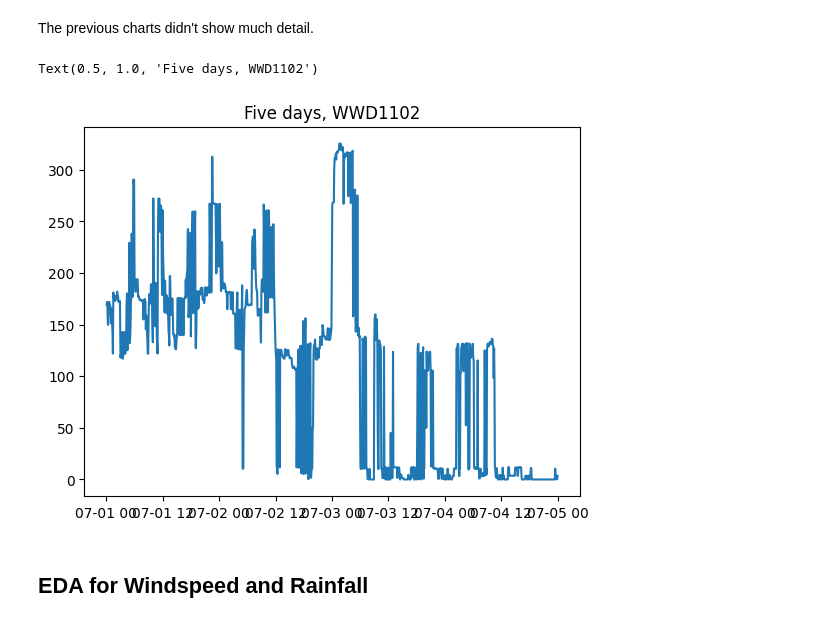
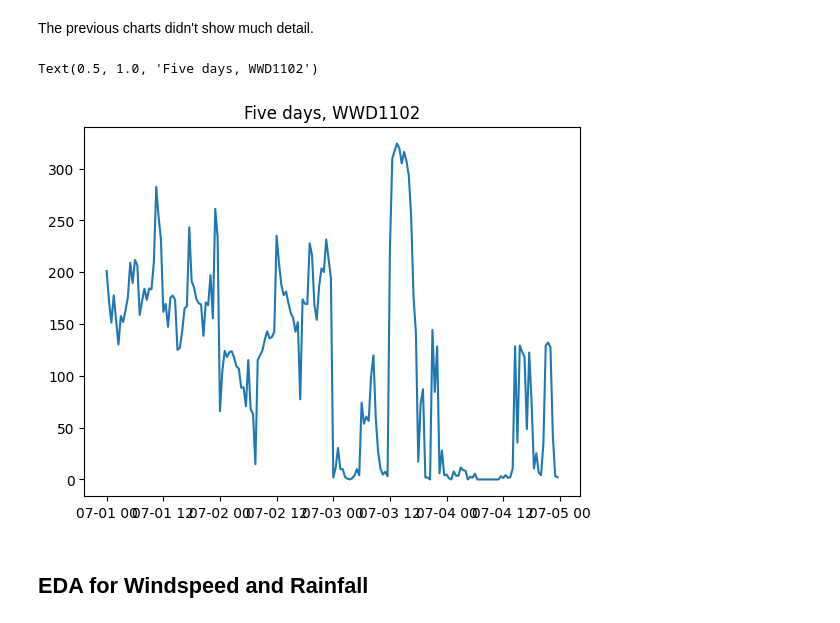
Before and after one commit to LennoxC/aiml338-a2, a Jupyter notebook: Time Series Analysis.ipynb, the cells around one changed output. Drawn from its saved outputs; the diff is of its cells as text; code cells hidden in the pictures.

```diff
--- a/Time Series Analysis.ipynb
+++ b/Time Series Analysis.ipynb
@@ -188,35 +242,19 @@ wind_final.head()
 # %%
-df_points = df_makara_1[["TradingPeriod", "DollarsPerMegawattHour", "time"]].copy()
-df_points["time"] = pd.to_datetime(df_points["time"], utc=True)
-df_points = df_points.sort_values("time")
-
-rain_intervals = rain_final[["start", "end", "rain", "rain_cumulative"]].copy()
-rain_intervals["start"] = pd.to_datetime(rain_intervals["start"], utc=True)
-rain_intervals["end"]   = pd.to_datetime(rain_intervals["end"], utc=True)
-rain_intervals = rain_intervals.sort_values("start")
-
-wind_intervals = wind_final[["start", "end", "speed"]].copy()
-wind_intervals["start"] = pd.to_datetime(wind_intervals["start"], utc=True)
-wind_intervals["end"]   = pd.to_datetime(wind_intervals["end"], utc=True)
-wind_intervals = wind_intervals.sort_values("start")
-
-# Merge rain using merge_asof (nearest previous start)
-df_points_rain = pd.merge_asof(
-    df_points,
+# merge_asof = nearest previous start
+df_grouped_rain = pd.merge_asof(
+    df_grouped,
     rain_intervals,
-    left_on="time",
+    left_on="start_time",
     right_on="start",
     direction="backward",
 )
 
-# Keep only points within interval
-df_points_rain = df_points_rain[df_points_rain["time"] <= df_points_rain["end"]].copy()
+df_grouped_rain = df_grouped_rain[df_grouped_rain["end_time"] <= df_grouped_rain["end"]].copy()
 
-# Merge wind similarly
-df_final = pd.merge_asof(
-    df_points_rain.sort_values("time"),
-    wind_intervals.sort_values("start"),
-    left_on="time",
+df_all_features = pd.merge_asof(
+    df_grouped_rain,
+    wind_intervals,
+    left_on="start_time",
     right_on="start",
     direction="backward",
     suffixes=('_rain', '_wind')
@@ -237 +262,3 @@ df_final.head()
+# %%
+df_all_features = df_all_features[["date", "TradingPeriod", "start_time", "end_time", "DollarsPerMegawattHour", "rain", "rain_cumulative", "speed"]]
 # %% [markdown]
@@ -238,15 +267,15 @@ df_final.head()
 The previous charts didn't show much detail.
 # %%
-df_zoomed = df_final[
-      (df_final["time"] >= pd.Timestamp(datetime(2025, 7, 1, tzinfo = pytz.utc)))
-    & (df_final["time"] <= pd.Timestamp(datetime(2025, 7, 5, tzinfo = pytz.utc)))
+df_zoomed = df_all_features[
+      (df_all_features["start_time"] >= pd.Timestamp(datetime(2025, 7, 1, tzinfo = pytz.utc)))
+    & (df_all_features["end_time"] <= pd.Timestamp(datetime(2025, 7, 5, tzinfo = pytz.utc)))
 ]
 # %%
-plt.plot(df_zoomed["time"], df_zoomed["DollarsPerMegawattHour"])
+plt.plot(df_zoomed["start_time"], df_zoomed["DollarsPerMegawattHour"])
 plt.title("Five days, WWD1102")
 # %% [output]
 Text(0.5, 1.0, 'Five days, WWD1102')
-[figure, old version]
+[figure, new version]
 # %% [markdown]
 ## EDA for Windspeed and Rainfall
 # %%
```
Also changed, not shown: parts of 56 cells of this notebook.
